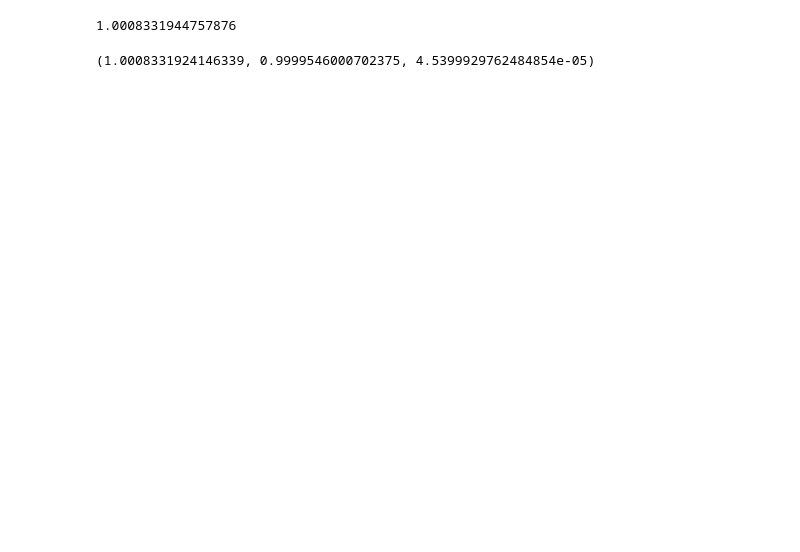
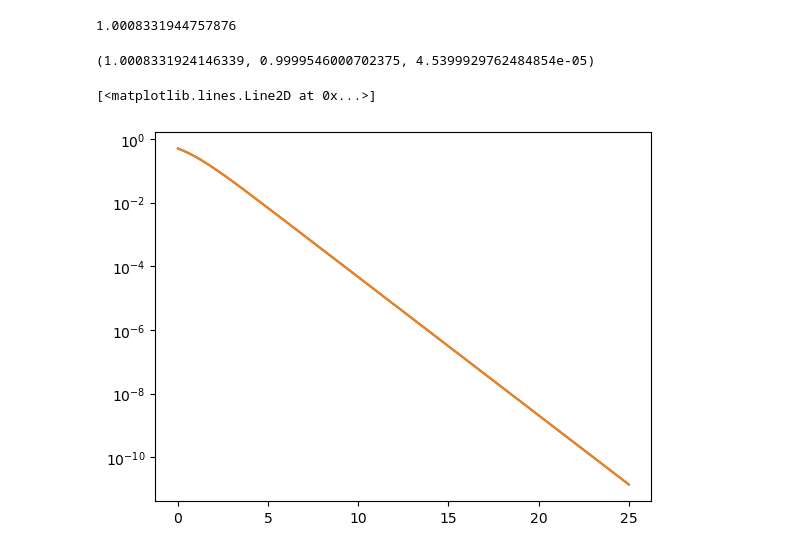
Before and after one commit to nuLABatUSD/QKE_test, a Jupyter notebook: integrator.ipynb, the cells around one changed output. Drawn from its saved outputs; the diff is of its cells as text; code cells hidden in the pictures; blank space fills up the shorter version.

```diff
--- a/integrator.ipynb
+++ b/integrator.ipynb
@@ -30,12 +47,16 @@ def matrix_interp_extrap(x, e_epsilon, P_arrays):
     rho_ee[:] = 0.5 * P_arrays[:,0] * (1 + P_arrays[:,3])
     rho_mm[:] = 0.5 * P_arrays[:,0] * (1 - P_arrays[:,3])
 
-    if x < e_epsilon.linspace_max:
-        func = matint.interpolate_log_fifth
+    if x > np.max(e_epsilon.eps):
+        fe_temp = np.exp(matint.linear_fit(x, e_epsilon.eps[-2:], np.log(rho_ee[-2:])))
+        fm_temp = np.exp(matint.linear_fit(x, e_epsilon.eps[-2:], np.log(rho_mm[-2:])))
     else:
-        func = matint.interpolate_log_linear
+        if x < e_epsilon.linspace_max:
+            func = matint.interpolate_log_fifth
+        else:
+            func = matint.interpolate_log_linear
 
-    fe_temp = func(x, x_array, rho_ee)
-    fm_temp = func(x, x_array, rho_mm)
+        fe_temp = func(x, e_epsilon.eps, rho_ee)
+        fm_temp = func(x, e_epsilon.eps, rho_mm)
 
     return np.array([fe_temp + fm_temp, 0, 0, (fe_temp - fm_temp)/(fe_temp + fm_temp + 1e-100)])
@@ -56,3 +96,18 @@ ff = np.exp(-ee)
 np.trapz(ff,ee), 1 - np.exp(-10), np.exp(-10)
 # %% [output]
 (1.0008331924146339, 0.9999546000702375, 4.5399929762484854e-05)
+# %%
+rho = matint.dens_array(e_og.eps, int.f_FD_e, int.f_FD_m)
+# %%
+x = np.linspace(0,25,1000)
+f = np.zeros_like(x)
+
+for i in range(len(x)):
+    g = matrix_interp_extrap(x[i], e_og, rho)
+    f[i] = 0.5 * g[0] * (1 + g[3])
+# %%
+plt.semilogy(x, f)
+plt.semilogy(x, int.f_FD_e(x))
+# %% [output]
+[<matplotlib.lines.Line2D at 0x...>]
+[figure, added]
```
Also changed, not shown: parts of 6 cells of this notebook.
